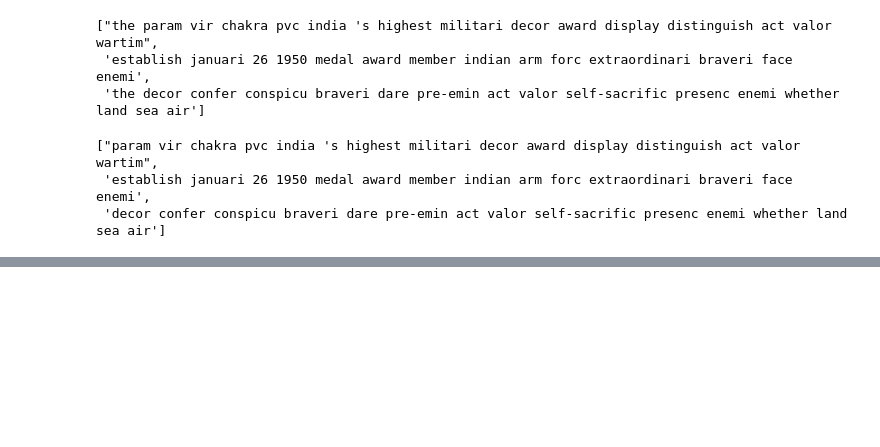
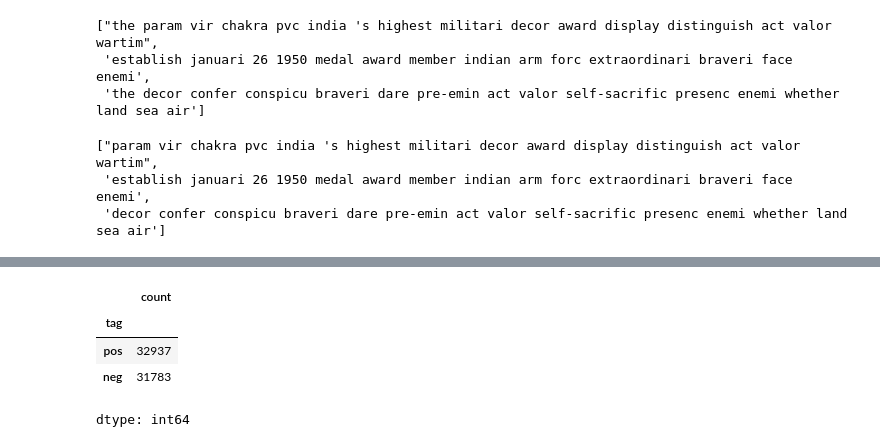
Before and after one commit to Himanshu0518/NLP, a Jupyter notebook: NLP.ipynb, the cells around one changed output, grey strips where cells are left out. Saved outputs shown, nothing was run; the diff lists cells and outputs as text; code cells hidden in the pictures; blank space fills up the shorter version.

```diff
--- a/NLP.ipynb
+++ b/NLP.ipynb
@@ -301,0 +342,8 @@ vec_king = wv['king']
+# %%
+df['tag'].value_counts()
+# %% [output]
+|  | count |
+| tag |  |
+| pos | 32937 |
+| neg | 31783 |
+dtype: int64
```
Also changed, not shown: parts of 33 cells of this notebook.
